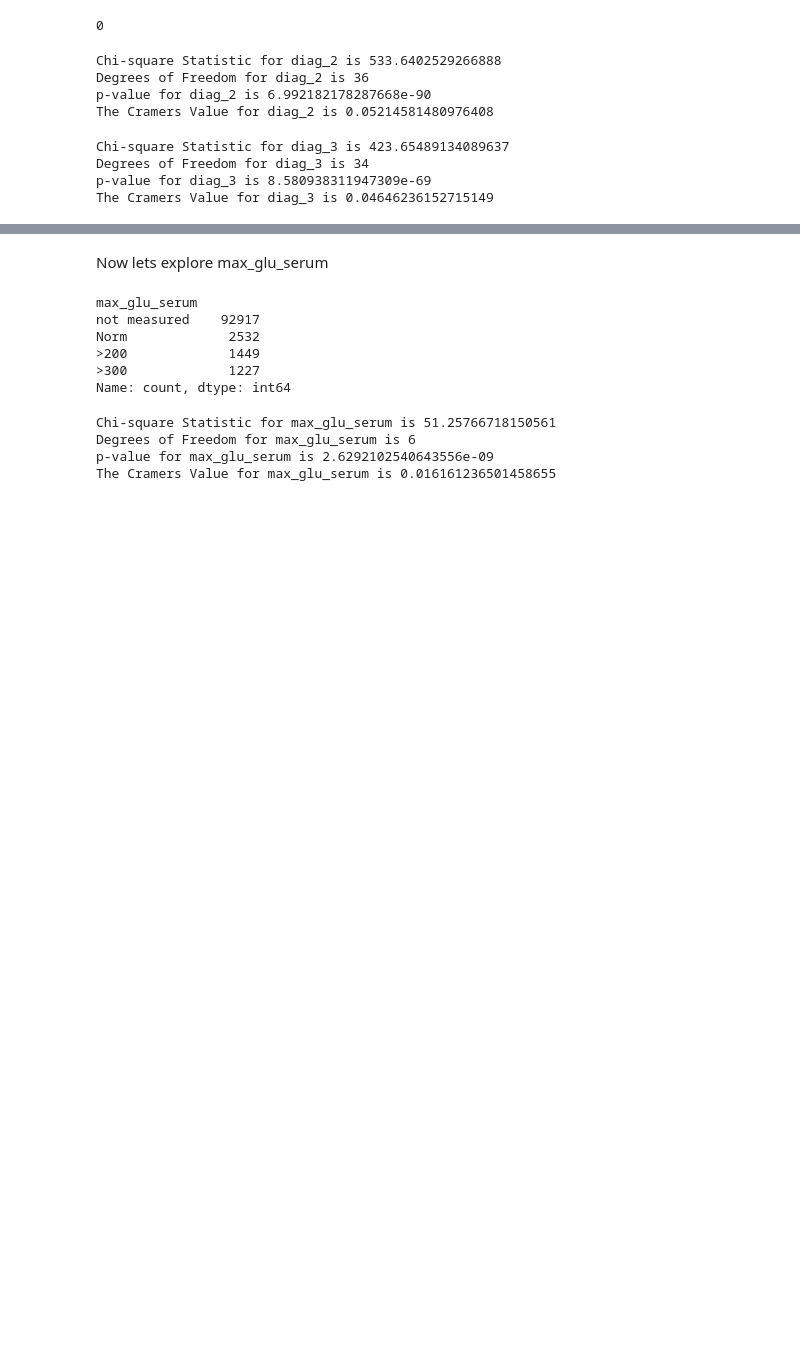
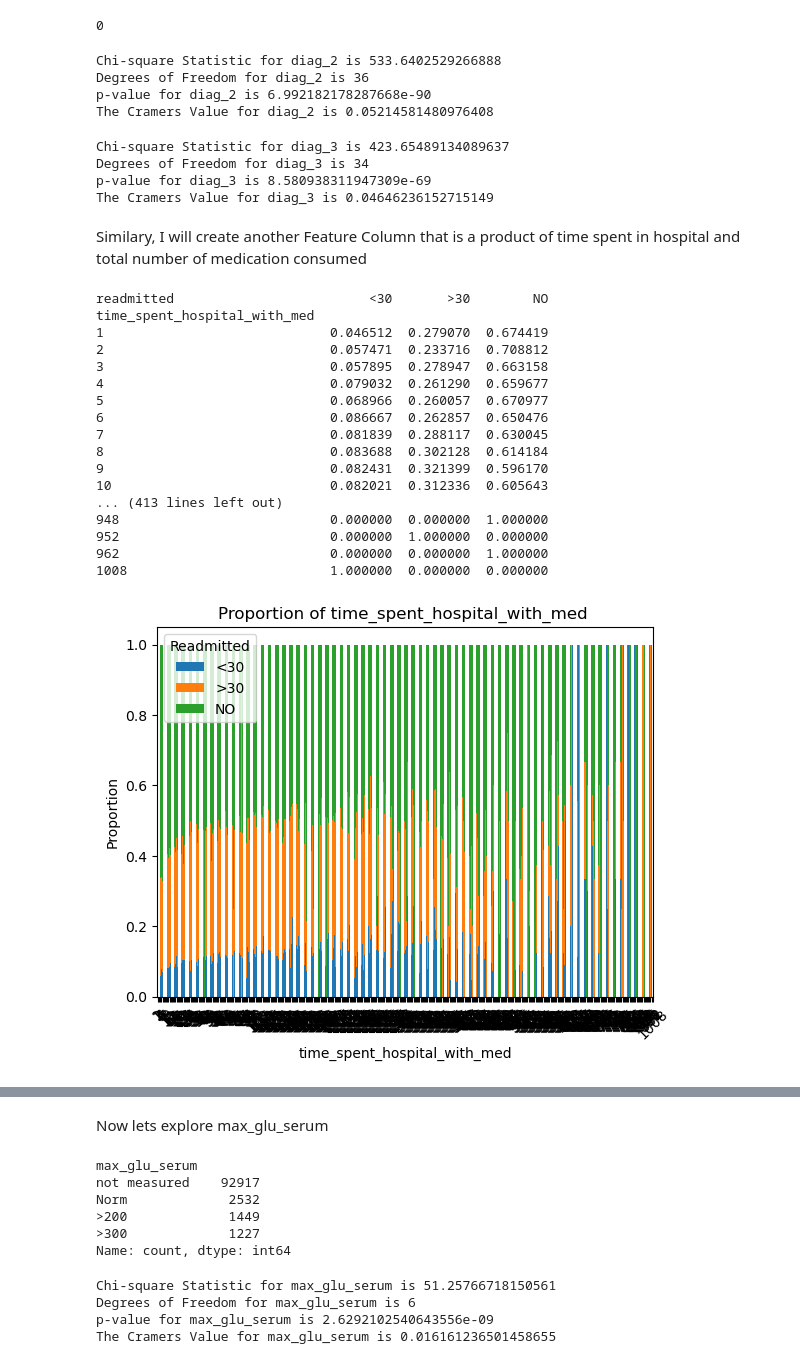
Before and after one commit to slavdefense/ml-diabetic-readmission-30dmittance, a Jupyter notebook: diabetes_readmittance_prediction.ipynb, the cells around one changed output, grey strips where cells are left out. Drawn from its saved outputs; the diff is of its cells as text; code cells hidden in the pictures; blank space fills up the shorter version.

```diff
--- a/diabetes_readmittance_prediction.ipynb
+++ b/diabetes_readmittance_prediction.ipynb
@@ -1090,3 +1137,6 @@ Chi-square Statistic for diag_3 is 423.65489134089637
 Degrees of Freedom for diag_3 is 34
 p-value for diag_3 is 8.580938311947309e-69
 The Cramers Value for diag_3 is 0.04646236152715149
+# %% [markdown]
+Similary, I will create another Feature Column that is a product of time spent in hospital and total
+number of medication consumed
@@ -1092,0 +1145,21 @@ The Cramers Value for diag_3 is 0.04646236152715149
+# %%
+stacked_bar("time_spent_hospital_with_med", "Proportion of time_spent_hospital_with_med ")
+# %% [output]
+readmitted                         <30       >30        NO
+time_spent_hospital_with_med
+1                             0.046512  0.279070  0.674419
+2                             0.057471  0.233716  0.708812
+3                             0.057895  0.278947  0.663158
+4                             0.079032  0.261290  0.659677
+5                             0.068966  0.260057  0.670977
+6                             0.086667  0.262857  0.650476
+7                             0.081839  0.288117  0.630045
+8                             0.083688  0.302128  0.614184
+9                             0.082431  0.321399  0.596170
+10                            0.082021  0.312336  0.605643
+... (413 lines left out)
+948                           0.000000  0.000000  1.000000
+952                           0.000000  1.000000  0.000000
+962                           0.000000  0.000000  1.000000
+1008                          1.000000  0.000000  0.000000
+[figure, added]
```
Also changed, not shown: parts of 30 cells of this notebook, 7 other files.
